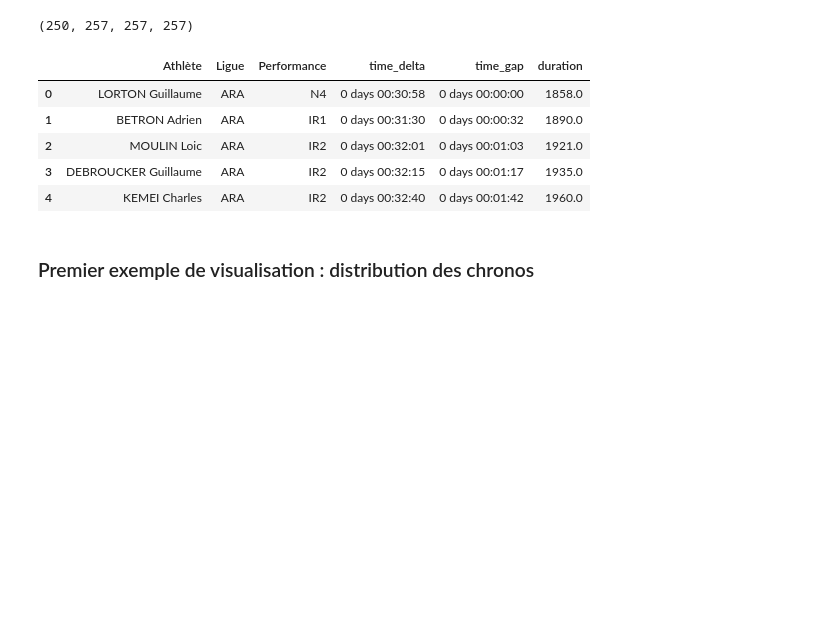
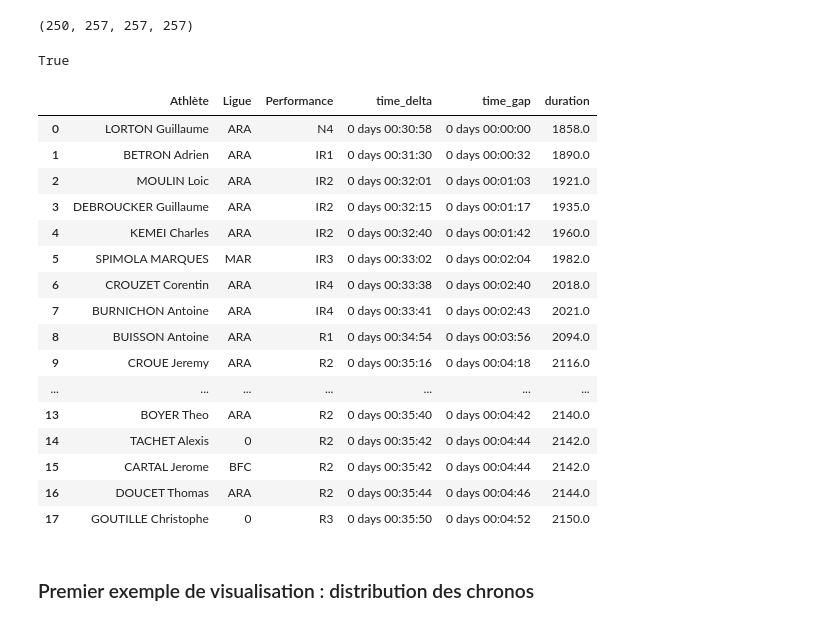
Before and after one commit to Kirscher/ResultAthle, a Jupyter notebook: scraping.ipynb, the cells around one changed output. Saved outputs shown, nothing was run; the diff lists cells and outputs as text; code cells hidden in the pictures; blank space fills up the shorter version.

```diff
--- a/scraping.ipynb
+++ b/scraping.ipynb
@@ -308,3 +409,8 @@ data=pd.DataFrame(liste, columns=["Athlète", "Ligue", "Chrono", "Performance"])
+# %%
+#Test de conformité après nettoyage des Nan
+data2.equals(data)#True
+# %% [output]
+True
 # %%
 #data['hours']=data['Chrono'].dt.hour
 #data['minutes']=data['Chrono'].dt.minute
@@ -315,14 +421,26 @@ data['time_gap']=data["Chrono"]-data['Chrono'][0]
 data['duration']=data['time_delta'].dt.total_seconds()
 
 data=data.drop("Chrono", axis=1)
-data.head()
-# %% [output]
-|  | Athlète | Ligue | Performance | time_delta | time_gap | duration |
-| 0 | LORTON Guillaume | ARA | N4 | 0 days 00:30:58 | 0 days 00:00:00 | 1858.0 |
-| 1 | BETRON Adrien | ARA | IR1 | 0 days 00:31:30 | 0 days 00:00:32 | 1890.0 |
-| 2 | MOULIN Loic | ARA | IR2 | 0 days 00:32:01 | 0 days 00:01:03 | 1921.0 |
-| 3 | DEBROUCKER Guillaume | ARA | IR2 | 0 days 00:32:15 | 0 days 00:01:17 | 1935.0 |
-| 4 | KEMEI Charles | ARA | IR2 | 0 days 00:32:40 | 0 days 00:01:42 | 1960.0 |
+# %%
+data.head(18)
+# %% [output]
+|  | Athlète | Ligue | Performance | time_delta | time_gap | duration |
+| 0 | LORTON Guillaume | ARA | N4 | 0 days 00:30:58 | 0 days 00:00:00 | 1858.0 |
+| 1 | BETRON Adrien | ARA | IR1 | 0 days 00:31:30 | 0 days 00:00:32 | 1890.0 |
+| 2 | MOULIN Loic | ARA | IR2 | 0 days 00:32:01 | 0 days 00:01:03 | 1921.0 |
+| 3 | DEBROUCKER Guillaume | ARA | IR2 | 0 days 00:32:15 | 0 days 00:01:17 | 1935.0 |
+| 4 | KEMEI Charles | ARA | IR2 | 0 days 00:32:40 | 0 days 00:01:42 | 1960.0 |
+| 5 | SPIMOLA MARQUES | MAR | IR3 | 0 days 00:33:02 | 0 days 00:02:04 | 1982.0 |
+| 6 | CROUZET Corentin | ARA | IR4 | 0 days 00:33:38 | 0 days 00:02:40 | 2018.0 |
+| 7 | BURNICHON Antoine | ARA | IR4 | 0 days 00:33:41 | 0 days 00:02:43 | 2021.0 |
+| 8 | BUISSON Antoine | ARA | R1 | 0 days 00:34:54 | 0 days 00:03:56 | 2094.0 |
+| 9 | CROUE Jeremy | ARA | R2 | 0 days 00:35:16 | 0 days 00:04:18 | 2116.0 |
+| ... | ... | ... | ... | ... | ... | ... |
+| 13 | BOYER Theo | ARA | R2 | 0 days 00:35:40 | 0 days 00:04:42 | 2140.0 |
+| 14 | TACHET Alexis | 0 | R2 | 0 days 00:35:42 | 0 days 00:04:44 | 2142.0 |
+| 15 | CARTAL Jerome | BFC | R2 | 0 days 00:35:42 | 0 days 00:04:44 | 2142.0 |
+| 16 | DOUCET Thomas | ARA | R2 | 0 days 00:35:44 | 0 days 00:04:46 | 2144.0 |
+| 17 | GOUTILLE Christophe | 0 | R3 | 0 days 00:35:50 | 0 days 00:04:52 | 2150.0 |
 # %% [markdown]
 ### Premier exemple de visualisation : distribution des chronos
 # %%
```
Also changed, not shown: parts of 10 cells of this notebook.
